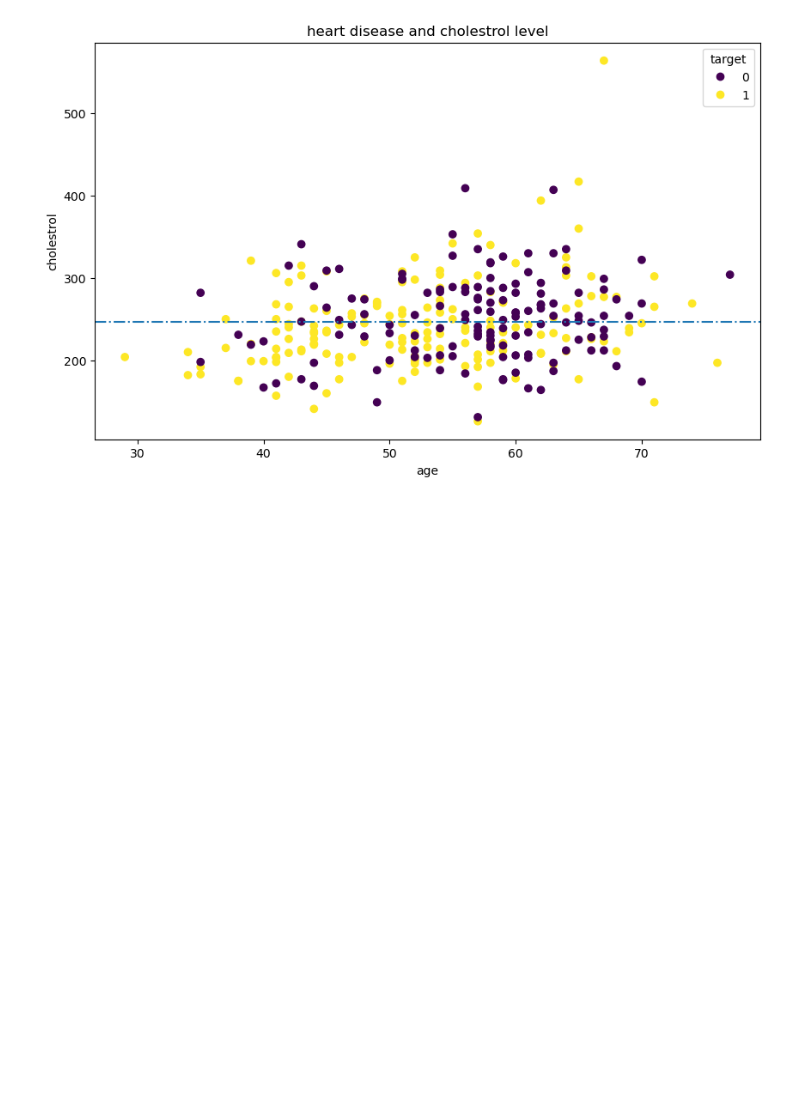
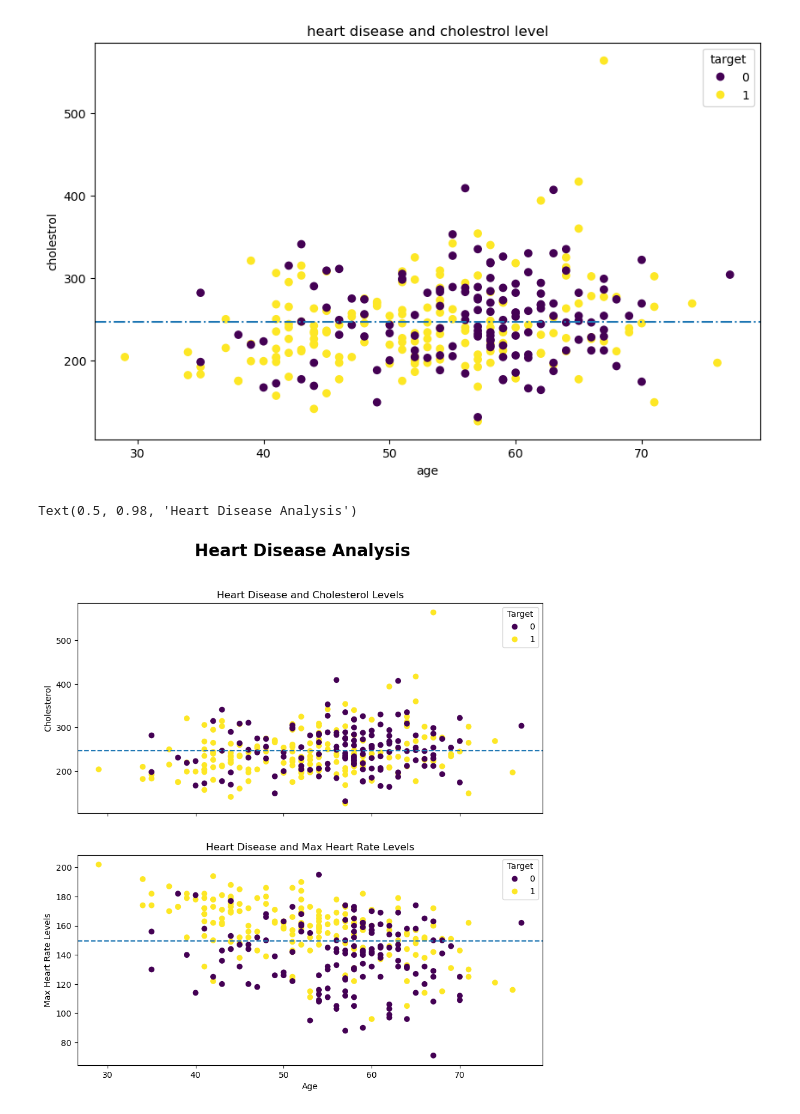
Before and after one commit to tyoamazinglib/data-science-notes, a Jupyter notebook: heart disease graph/heart_disease.ipynb, the cells around one changed output. Cells and saved outputs as stored; diff of their text form; code cells hidden in the pictures; blank space fills up the shorter version.

Commit message:
graph heart disease

```diff
--- a/heart disease graph/heart_disease.ipynb
+++ b/heart disease graph/heart_disease.ipynb
@@ -71,3 +71,39 @@ ax.axhline(over_20['chol'].mean(), linestyle='-.')
 # %% [output]
 <matplotlib.lines.Line2D at 0x...>
 [figure]
+# %%
+#make a multiple subplot
+#ax0 chol and age
+fig, (ax0, ax1)=plt.subplots(nrows=2,
+                            ncols=1,
+                            figsize=(10,10),
+                            sharex=True)
+ax0.scatter(x=over_20['age'],
+           y=over_20['chol'],
+           c=over_20['target'])
+
+ax0.set(title='Heart Disease and Cholesterol Levels',
+       ylabel='Cholesterol')
+
+ax0.legend(*scatter.legend_elements(), title='Target')
+
+ax0.axhline(over_20['chol'].mean(), linestyle='--')
+
+#ax1
+ax1.scatter(x=over_20['age'],
+           y=over_20['thalach'],
+           c=over_20['target'])
+ax1.set(title='Heart Disease and Max Heart Rate Levels',
+       xlabel='Age',
+       ylabel='Max Heart Rate Levels')
+
+ax1.legend(*scatter.legend_elements(), title='Target')
+
+ax1.axhline(over_20['thalach'].mean(), linestyle='--')
+
+fig.suptitle('Heart Disease Analysis',
+             fontsize=20,
+            fontweight='bold')
+# %% [output]
+Text(0.5, 0.98, 'Heart Disease Analysis')
+[figure, added]
```
